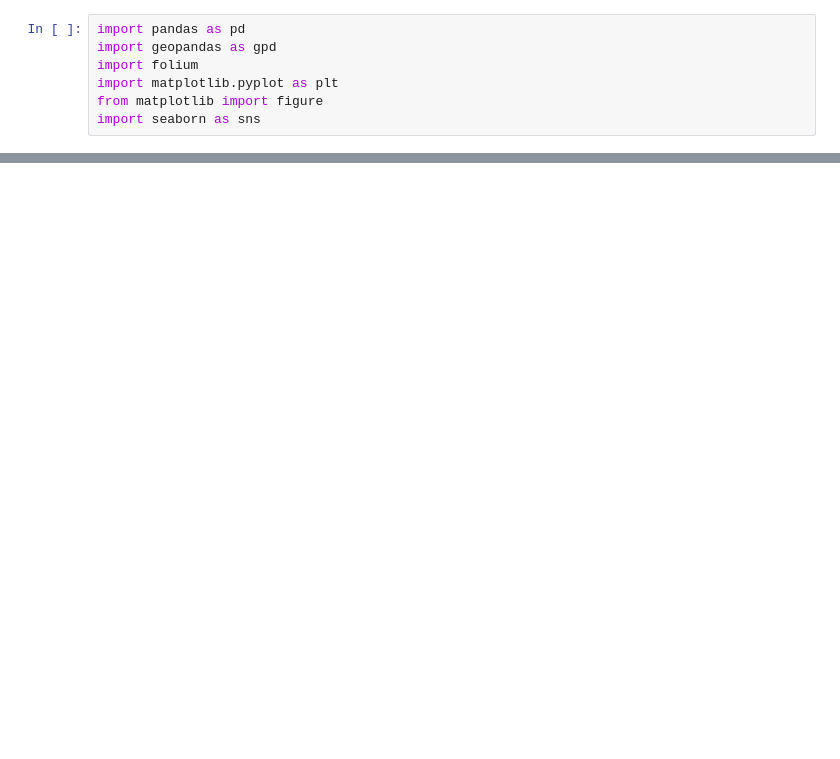
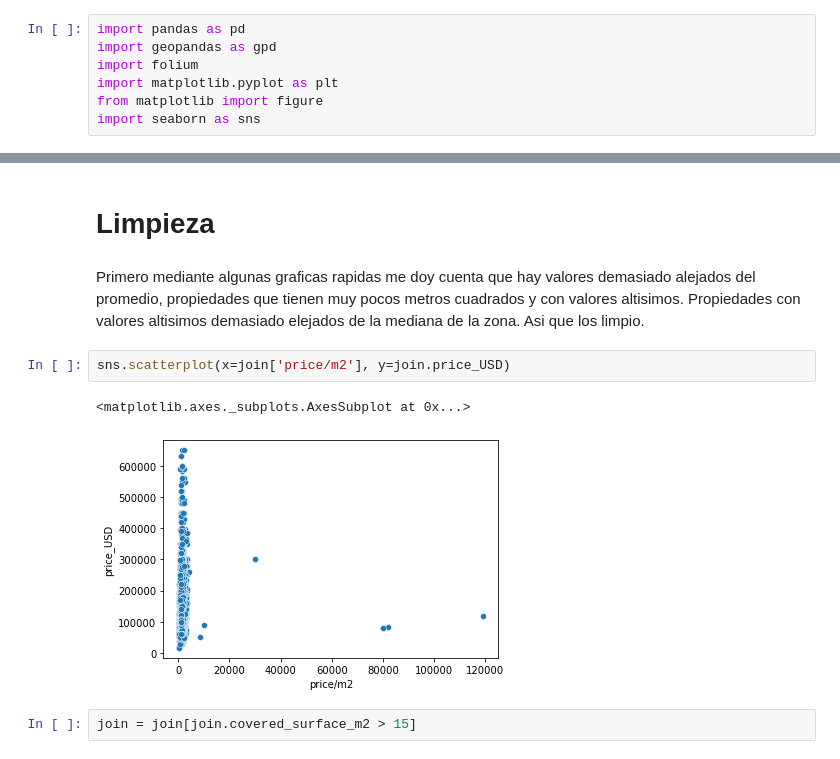
Before and after one commit to nvrancovich/san-martin-propiedades, a Jupyter notebook: join_geodatos.ipynb, the cells around one changed output, grey strips where cells are left out. Drawn from its saved outputs; the diff is of its cells as text; blank space fills up the shorter version.

```diff
--- a/join_geodatos.ipynb
+++ b/join_geodatos.ipynb
@@ -122,0 +53,11 @@ plt.show()
+# %% [markdown]
+# Limpieza
+# %% [markdown]
+Primero mediante algunas graficas rapidas me doy cuenta que hay valores demasiado alejados del promedio, propiedades que tienen muy pocos metros cuadrados y con valores altisimos. Propiedades con valores altisimos demasiado elejados de la mediana de la zona. Asi que los limpio.
+# %%
+sns.scatterplot(x=join['price/m2'], y=join.price_USD)
+# %% [output]
+<matplotlib.axes._subplots.AxesSubplot at 0x...>
+[figure, added]
+# %%
+join = join[join.covered_surface_m2 > 15]
```
Also changed, not shown: parts of 45 cells of this notebook, 3 other files.
